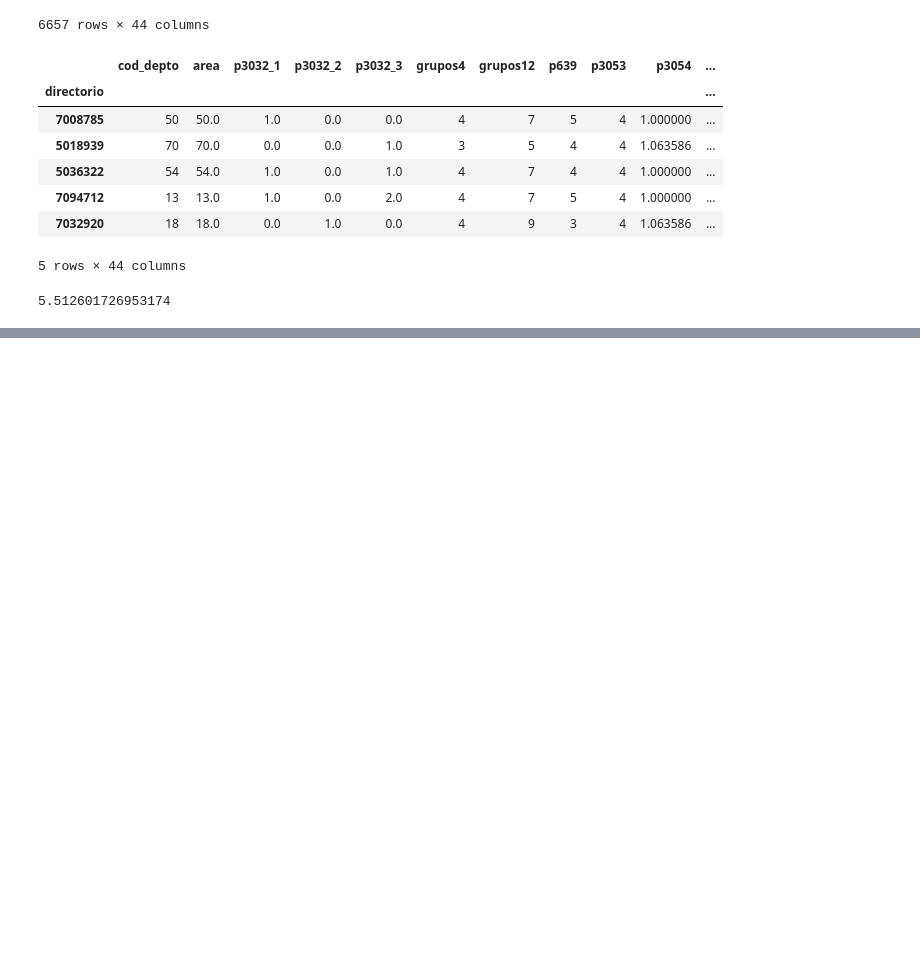
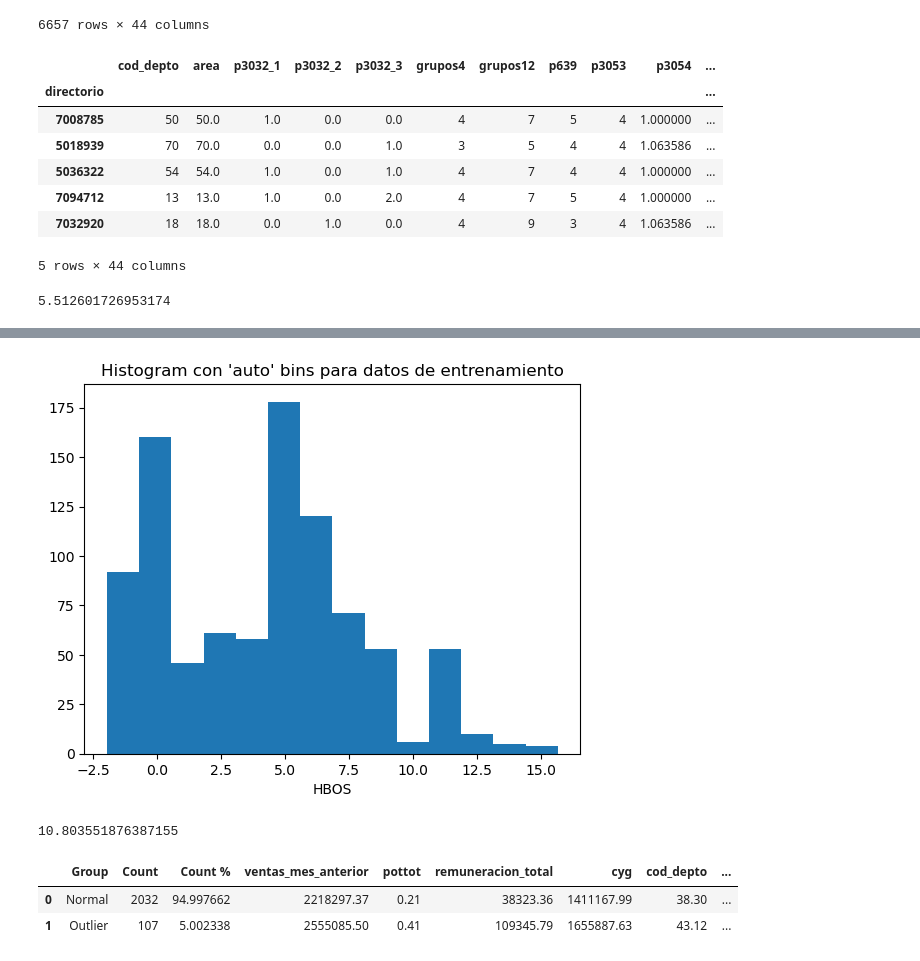
Before and after one commit to Ingenieco/dane, a Jupyter notebook: codigos_2024/HBOS_emicron.ipynb, the cells around one changed output, grey strips where cells are left out. Saved outputs shown, nothing was run; the diff lists cells and outputs as text; code cells hidden in the pictures; blank space fills up the shorter version.

```diff
--- a/HBOS_emicron.ipynb
+++ b/codigos_2024/HBOS_emicron.ipynb
@@ -1066,0 +1198,11 @@ atipicos.to_excel('datos/HBOS_tabla_anomalos_emicron22_homologadas_cenu.xlsx', i
+# %%
+# Creando las puntuaciones para los datos de entrenamiento y prediciendo cuando una instancia es atípica o no
+# la función predict compara la puntuación de los datos atípicoscon el umbral. Si la puntuación de un atípico es mayor al umbral, la función asigna 1, o en caso contrario , 0
+# Datos de entrenamiento
+
+Y_train_scores = hbos.decision_function(X_train)
+Y_train_pred = hbos.predict(X_train)
+
+# Datos de testeo o validación
+Y_test_scores = hbos.decision_function(X_test)
+Y_test_pred = hbos.predict(X_test)
@@ -1066,0 +1222,7 @@ atipicos.to_excel('datos/HBOS_tabla_anomalos_emicron22_homologadas_cenu.xlsx', i
+# %%
+plt.hist(Y_test_scores, bins = 'auto', )
+plt.title("Histogram con 'auto' bins para datos de entrenamiento")
+plt.xlabel('HBOS')
+plt.show()
+# %% [output]
+[figure, added]
@@ -1066,0 +1231,4 @@ atipicos.to_excel('datos/HBOS_tabla_anomalos_emicron22_homologadas_cenu.xlsx', i
+# %%
+threshold
+# %% [output]
+10.803551876387155
@@ -1066,0 +1256,7 @@ atipicos.to_excel('datos/HBOS_tabla_anomalos_emicron22_homologadas_cenu.xlsx', i
+# %%
+# Obteniendo la tabla resumen de outliers en la data de entrenamiento
+descriptive_stat_threshold(X_train, Y_train_scores, threshold)
+# %% [output]
+|  | Group | Count | Count % | ventas_mes_anterior | pottot | remuneracion_total | cyg | cod_depto | ... |
+| 0 | Normal | 2032 | 94.997662 | 2218297.37 | 0.21 | 38323.36 | 1411167.99 | 38.30 | ... |
+| 1 | Outlier | 107 | 5.002338 | 2555085.50 | 0.41 | 109345.79 | 1655887.63 | 43.12 | ... |
```
Also changed, not shown: parts of 83 cells of this notebook, 18 other files.
